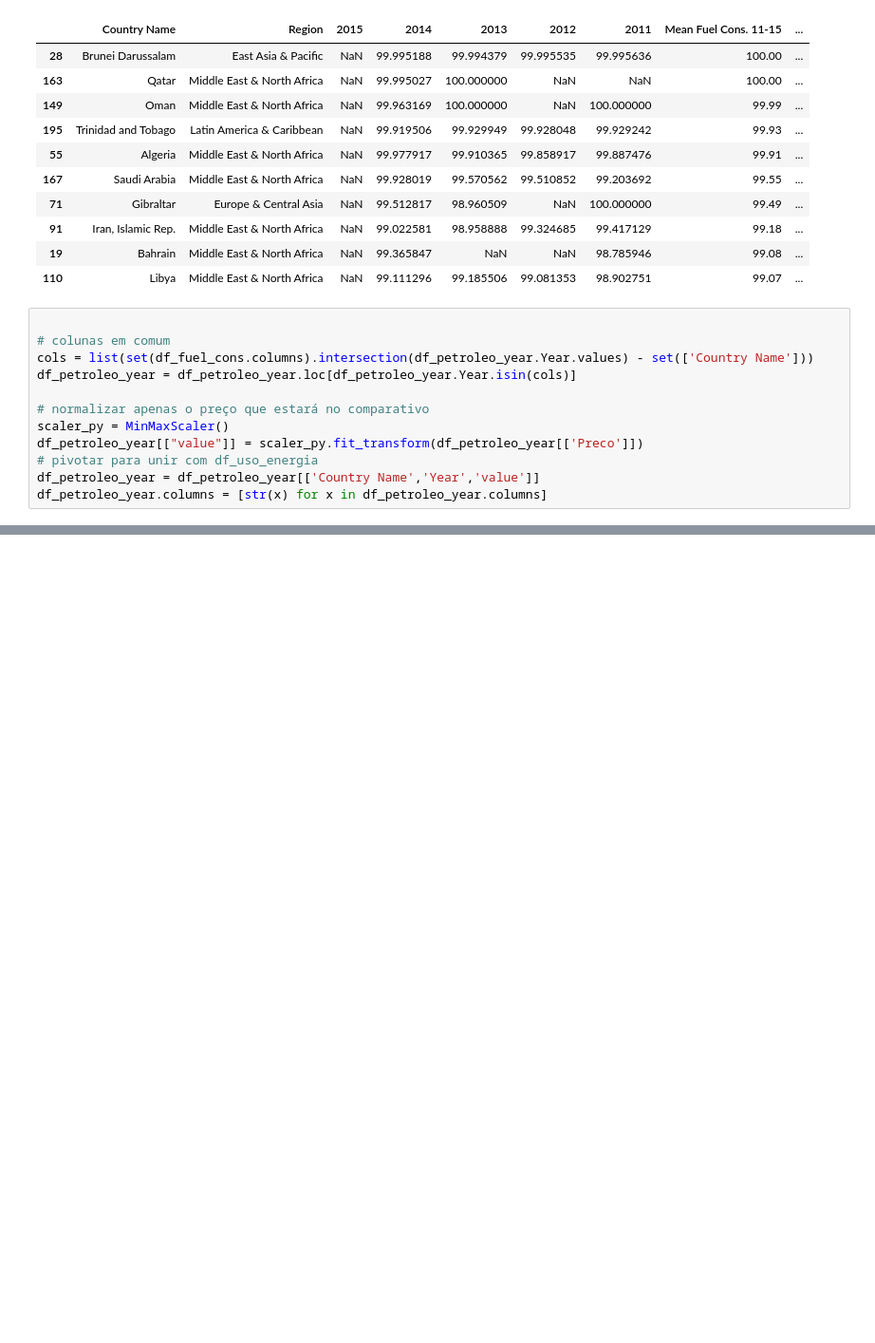
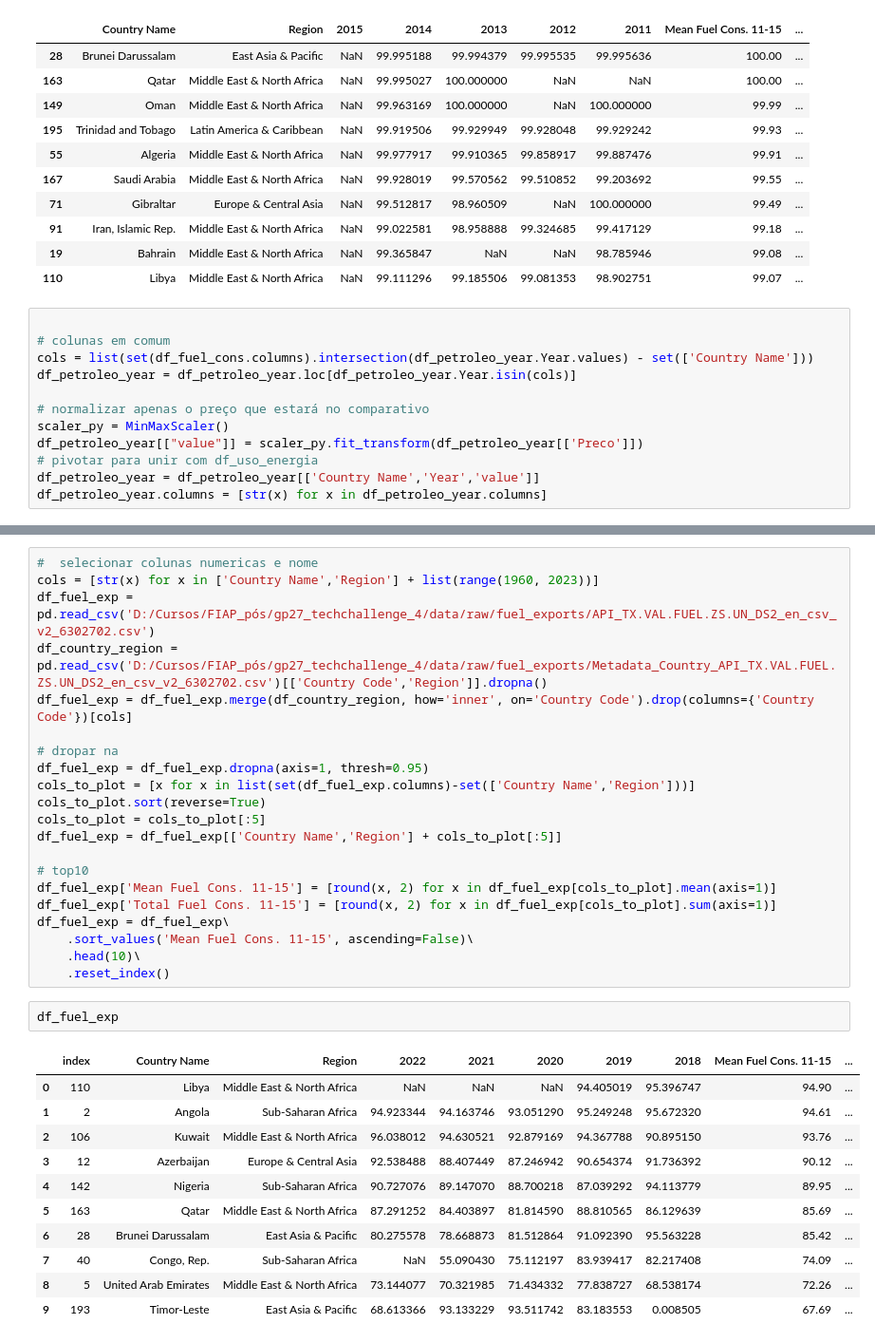
Before and after one commit to pehls/gp27_techchallenge_4, a Jupyter notebook: notebooks/002_gtrp_variaveis.ipynb, the cells around one changed output, grey strips where cells are left out. Shown at 95% size. Saved outputs shown, nothing was run; the diff lists cells and outputs as text; blank space fills up the shorter version.

```diff
--- a/notebooks/002_gtrp_variaveis.ipynb
+++ b/notebooks/002_gtrp_variaveis.ipynb
@@ -348,0 +373,35 @@ df_petroleo_year.columns = [str(x) for x in df_petroleo_year.columns]
+# %%
+#  selecionar colunas numericas e nome
+cols = [str(x) for x in ['Country Name','Region'] + list(range(1960, 2023))]
+df_fuel_exp = pd.read_csv('D:/Cursos/FIAP_pós/gp27_techchallenge_4/data/raw/fuel_exports/API_TX.VAL.FUEL.ZS.UN_DS2_en_csv_v2_6302702.csv')
+df_country_region = pd.read_csv('D:/Cursos/FIAP_pós/gp27_techchallenge_4/data/raw/fuel_exports/Metadata_Country_API_TX.VAL.FUEL.ZS.UN_DS2_en_csv_v2_6302702.csv')[['Country Code','Region']].dropna()
+df_fuel_exp = df_fuel_exp.merge(df_country_region, how='inner', on='Country Code').drop(columns={'Country Code'})[cols]
+
+# dropar na
+df_fuel_exp = df_fuel_exp.dropna(axis=1, thresh=0.95)
+cols_to_plot = [x for x in list(set(df_fuel_exp.columns)-set(['Country Name','Region']))]
+cols_to_plot.sort(reverse=True)
+cols_to_plot = cols_to_plot[:5]
+df_fuel_exp = df_fuel_exp[['Country Name','Region'] + cols_to_plot[:5]]
+
+# top10
+df_fuel_exp['Mean Fuel Cons. 11-15'] = [round(x, 2) for x in df_fuel_exp[cols_to_plot].mean(axis=1)]
+df_fuel_exp['Total Fuel Cons. 11-15'] = [round(x, 2) for x in df_fuel_exp[cols_to_plot].sum(axis=1)]
+df_fuel_exp = df_fuel_exp\
+    .sort_values('Mean Fuel Cons. 11-15', ascending=False)\
+    .head(10)\
+    .reset_index()
+# %%
+df_fuel_exp
+# %% [output]
+|  | index | Country Name | Region | 2022 | 2021 | 2020 | 2019 | 2018 | Mean Fuel Cons. 11-15 | ... |
+| 0 | 110 | Libya | Middle East & North Africa | NaN | NaN | NaN | 94.405019 | 95.396747 | 94.90 | ... |
+| 1 | 2 | Angola | Sub-Saharan Africa | 94.923344 | 94.163746 | 93.051290 | 95.249248 | 95.672320 | 94.61 | ... |
+| 2 | 106 | Kuwait | Middle East & North Africa | 96.038012 | 94.630521 | 92.879169 | 94.367788 | 90.895150 | 93.76 | ... |
+| 3 | 12 | Azerbaijan | Europe & Central Asia | 92.538488 | 88.407449 | 87.246942 | 90.654374 | 91.736392 | 90.12 | ... |
+| 4 | 142 | Nigeria | Sub-Saharan Africa | 90.727076 | 89.147070 | 88.700218 | 87.039292 | 94.113779 | 89.95 | ... |
+| 5 | 163 | Qatar | Middle East & North Africa | 87.291252 | 84.403897 | 81.814590 | 88.810565 | 86.129639 | 85.69 | ... |
+| 6 | 28 | Brunei Darussalam | East Asia & Pacific | 80.275578 | 78.668873 | 81.512864 | 91.092390 | 95.563228 | 85.42 | ... |
+| 7 | 40 | Congo, Rep. | Sub-Saharan Africa | NaN | 55.090430 | 75.112197 | 83.939417 | 82.217408 | 74.09 | ... |
+| 8 | 5 | United Arab Emirates | Middle East & North Africa | 73.144077 | 70.321985 | 71.434332 | 77.838727 | 68.538174 | 72.26 | ... |
+| 9 | 193 | Timor-Leste | East Asia & Pacific | 68.613366 | 93.133229 | 93.511742 | 83.183553 | 0.008505 | 67.69 | ... |
```
Also changed, not shown: parts of 3 cells of this notebook.
